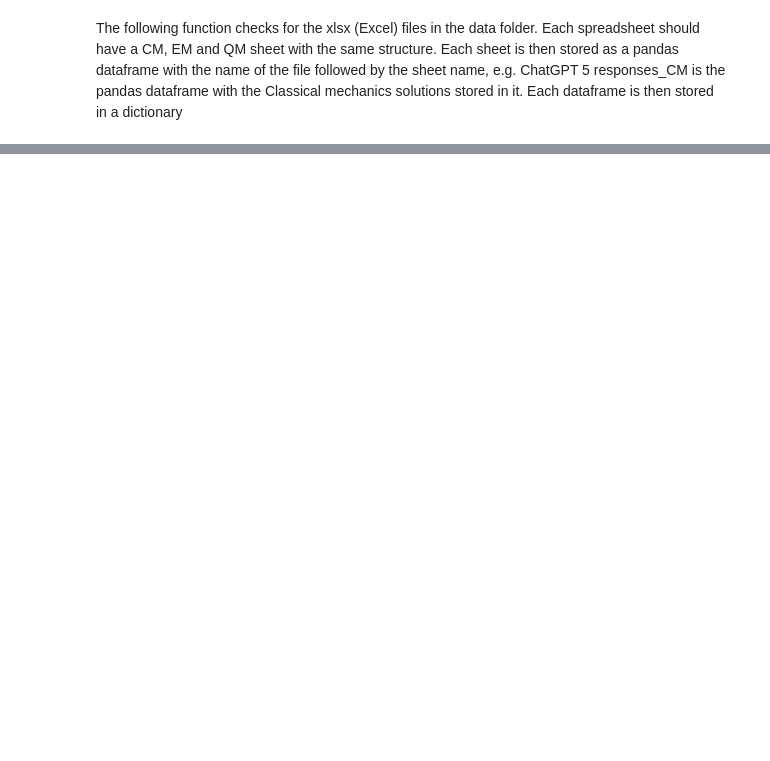
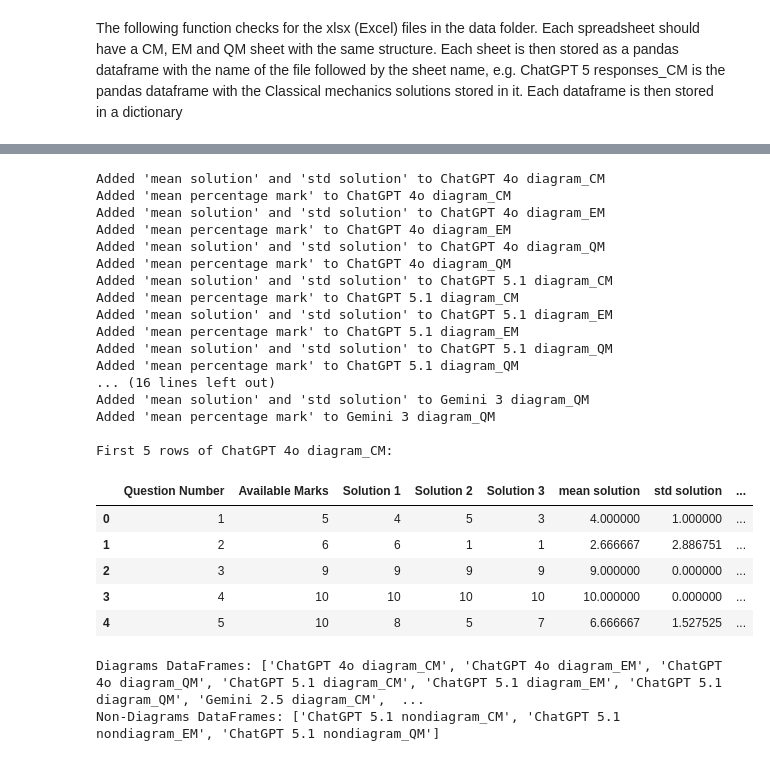
Before and after one commit to KonDoran/AI-in-Physics-in-Education, a Jupyter notebook: Plotting.ipynb, the cells around one changed output, grey strips where cells are left out. Drawn from its saved outputs; the diff is of its cells as text; code cells hidden in the pictures; blank space fills up the shorter version.

```diff
--- a/Plotting.ipynb
+++ b/Plotting.ipynb
@@ -57,0 +65,76 @@ Loaded dataframe keys: ['ChatGPT 4o responses_CM', 'ChatGPT 4o responses_EM', 'C
+# %%
+# Calculate the mean solution, standard deviation, and mean percentage mark for each dataframe
+for key, df in dfs.items():
+    # Identify the solution columns (assuming 'Solution 1', 'Solution 2', 'Solution 3')
+    # We use a case-insensitive check to be robust
+    solution_cols = [col for col in df.columns if col.lower() in ['solution 1', 'solution 2', 'solution 3']]
+
+    if len(solution_cols) == 3:
+        df['mean solution'] = df[solution_cols].mean(axis=1)
+        df['std solution'] = df[solution_cols].std(axis=1)
+        print(f"Added 'mean solution' and 'std solution' to {key}")
+
+        # Calculate mean percentage mark
+        # Check for 'Available marks' column (case-insensitive)
+        available_marks_col = next((col for col in df.columns if col.lower() == 'available marks'), None)
+
+        if available_marks_col:
+            df['mean percentage mark'] = (df['mean solution'] / df[available_marks_col]) * 100
+            print(f"Added 'mean percentage mark' to {key}")
+        else:
+            print(f"Skipped 'mean percentage mark' for {key}: 'Available marks' column not found")
+
+    else:
+        print(f"Skipped {key}: Expected 3 solution columns, found {len(solution_cols)} ({solution_cols})")
+
+# Verify the result with the first dataframe
+if dfs:
+    first_key = list(dfs.keys())[0]
+    print(f"\nFirst 5 rows of {first_key}:")
+    display(dfs[first_key].head())
+# %% [output]
+Added 'mean solution' and 'std solution' to ChatGPT 4o diagram_CM
+Added 'mean percentage mark' to ChatGPT 4o diagram_CM
+Added 'mean solution' and 'std solution' to ChatGPT 4o diagram_EM
+Added 'mean percentage mark' to ChatGPT 4o diagram_EM
+Added 'mean solution' and 'std solution' to ChatGPT 4o diagram_QM
+Added 'mean percentage mark' to ChatGPT 4o diagram_QM
+Added 'mean solution' and 'std solution' to ChatGPT 5.1 diagram_CM
+Added 'mean percentage mark' to ChatGPT 5.1 diagram_CM
+Added 'mean solution' and 'std solution' to ChatGPT 5.1 diagram_EM
+Added 'mean percentage mark' to ChatGPT 5.1 diagram_EM
+Added 'mean solution' and 'std solution' to ChatGPT 5.1 diagram_QM
+Added 'mean percentage mark' to ChatGPT 5.1 diagram_QM
+... (16 lines left out)
+Added 'mean solution' and 'std solution' to Gemini 3 diagram_QM
+Added 'mean percentage mark' to Gemini 3 diagram_QM
+
+First 5 rows of ChatGPT 4o diagram_CM:
+|  | Question Number | Available Marks | Solution 1 | Solution 2 | Solution 3 | mean solution | std solution | ... |
+| 0 | 1 | 5 | 4 | 5 | 3 | 4.000000 | 1.000000 | ... |
+| 1 | 2 | 6 | 6 | 1 | 1 | 2.666667 | 2.886751 | ... |
+| 2 | 3 | 9 | 9 | 9 | 9 | 9.000000 | 0.000000 | ... |
+| 3 | 4 | 10 | 10 | 10 | 10 | 10.000000 | 0.000000 | ... |
+| 4 | 5 | 10 | 8 | 5 | 7 | 6.666667 | 1.527525 | ... |
+# %%
+def split_dataframes_by_type(dfs):
+    diagrams_dfs = {}
+    nondiagrams_dfs = {}
+
+    for key, df in dfs.items():
+        # Check if 'diagram' is in the key (case-insensitive) to categorize
+        if 'nondiagram' in key.lower():
+            nondiagrams_dfs[key] = df
+        else:
+            diagrams_dfs[key] = df
+
+    return diagrams_dfs, nondiagrams_dfs
+
+# Split the dataframes
+diagrams_dfs, nondiagrams_dfs = split_dataframes_by_type(dfs)
+
+print(f"Diagrams DataFrames: {list(diagrams_dfs.keys())}")
+print(f"Non-Diagrams DataFrames: {list(nondiagrams_dfs.keys())}")
+# %% [output]
+Diagrams DataFrames: ['ChatGPT 4o diagram_CM', 'ChatGPT 4o diagram_EM', 'ChatGPT 4o diagram_QM', 'ChatGPT 5.1 diagram_CM', 'ChatGPT 5.1 diagram_EM', 'ChatGPT 5.1 diagram_QM', 'Gemini 2.5 diagram_CM',  ...
+Non-Diagrams DataFrames: ['ChatGPT 5.1 nondiagram_CM', 'ChatGPT 5.1 nondiagram_EM', 'ChatGPT 5.1 nondiagram_QM']
```
Also changed, not shown: parts of 3 cells of this notebook.
